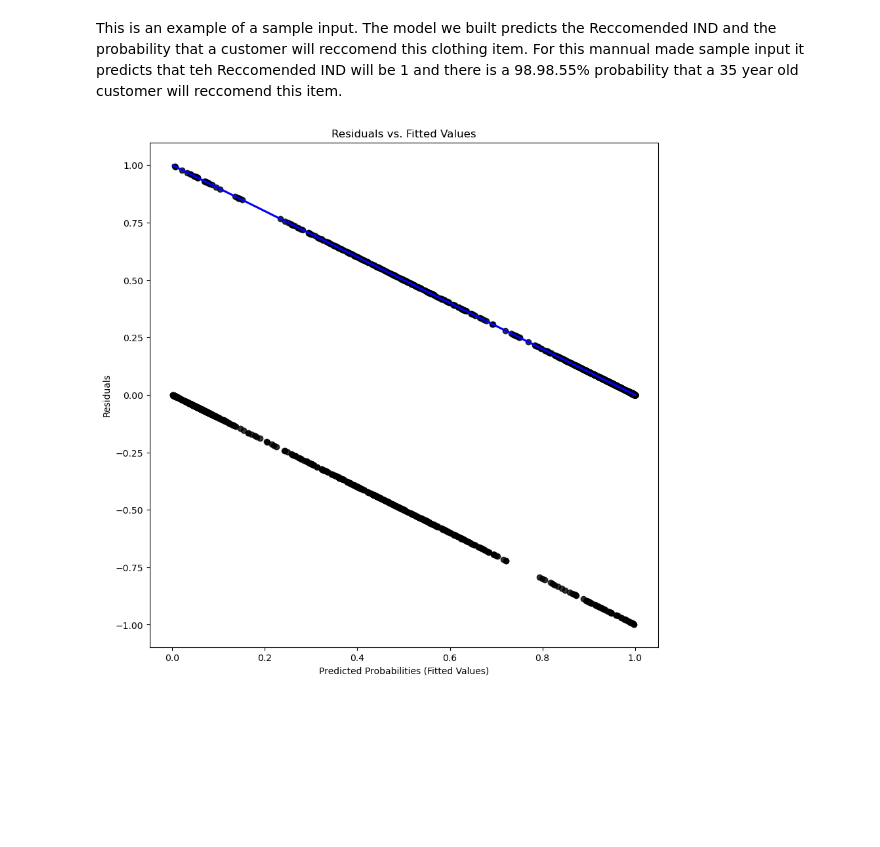
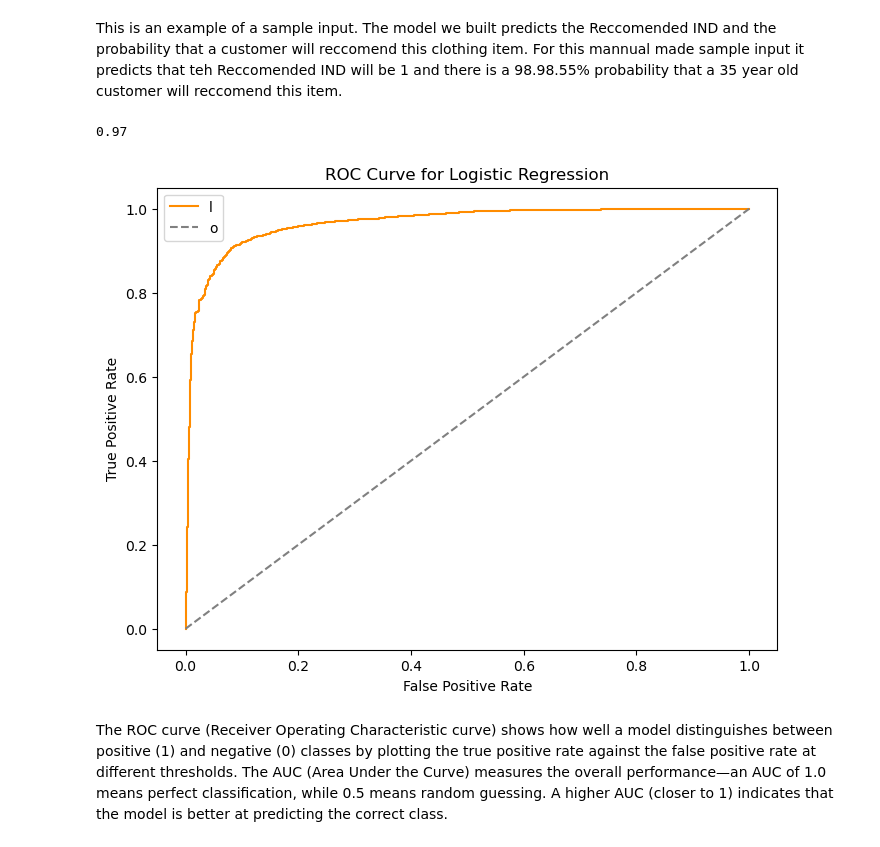
Before and after one commit to jsheryl909/Data-Science-Project-E-Commerce-Ratings-, a Jupyter notebook: E-Commerce Ratings Project.ipynb, the cells around one changed output. Drawn from its saved outputs; the diff is of its cells as text; code cells hidden in the pictures; blank space fills up the shorter version.

```diff
--- a/E-Commerce Ratings Project.ipynb
+++ b/E-Commerce Ratings Project.ipynb
@@ -281,9 +262,11 @@ plt.show()
 First we select the X features and the Y features. For the X features which are our predictor variables we are using all the variables from the ecoded df (including the categorical ones we hot-ecoded). In order to do this we can just drop the Recommended ID variable in order to use the rest of the features as the X features. Since the variable we are trying to predict is the Recommended IND that is the Y feature.
 
 Next we have to split the data into training and test data. This is done using the train_test_split function from the sklearn.model_selection module and setting the test_size to 0.2 which gives us a 80/20 split. That means 80% of the data is training data and 20% of the data is test data.
+# %%
+df_encoded2 = df_encoded.drop(columns=["Title", "Review Text","Positive Feedback Count","Positive Feedback Log","Clothing ID","Age"])
 # %%
-X = df_encoded1.drop(columns=["Recommended IND"])
-y = df_encoded1["Recommended IND"]
+X = df_encoded2.drop(columns=["Recommended IND"])
+y = df_encoded2["Recommended IND"]
 # %%
 X_train, X_test, y_train, y_test = train_test_split(X, y, test_size=0.2, random_state=42)
 # %%
@@ -375,15 +331,26 @@ predicted_prob
 # %% [markdown]
 This is an example of a sample input. The model we built predicts the Reccomended IND and the probability that a customer will reccomend this clothing item. For this mannual made sample input it predicts that teh Reccomended IND will be 1 and there is a 98.98.55% probability that a 35 year old customer will reccomend this item.
-# %%
-fitted_values = model.predict_proba(X_test)[:, 1]
-residuals = y_test - fitted_values
-
-plt.figure(figsize=(10, 10))
-sns.regplot(x=fitted_values, y=residuals, color="black", line_kws={"color": "blue"}, lowess=True)
-
-plt.title("Residuals vs. Fitted Values")
-plt.xlabel("Predicted Probabilities (Fitted Values)")
-plt.ylabel("Residuals")
-plt.show()
-# %% [output]
-[figure, removed]
+# %%
+
+y_pred_probs = model.predict_proba(X_test)[:, 1]
+
+fpr, tpr, thresholds = roc_curve(y_test, y_pred_probs)
+
+auc_score = roc_auc_score(y_test, y_pred_probs)
+
+print("{:.2f}".format(auc_score))
+
+
+plt.figure(figsize=(8, 6))
+plt.plot(fpr, tpr, label=f"ROC Curve (AUC = {auc_score:.2f})", color='darkorange')
+plt.plot([0, 1], [0, 1], linestyle="--", color='gray')
+plt.xlabel("False Positive Rate")
+plt.ylabel("True Positive Rate")
+plt.title("ROC Curve for Logistic Regression")
+plt.legend("loc")
+plt.show()
+# %% [output]
+0.97
+[figure, added]
+# %% [markdown]
+The ROC curve (Receiver Operating Characteristic curve) shows how well a model distinguishes between positive (1) and negative (0) classes by plotting the true positive rate against the false positive rate at different thresholds. The AUC (Area Under the Curve) measures the overall performance—an AUC of 1.0 means perfect classification, while 0.5 means random guessing. A higher AUC (closer to 1) indicates that the model is better at predicting the correct class.
```
Also changed, not shown: parts of 11 cells of this notebook.
